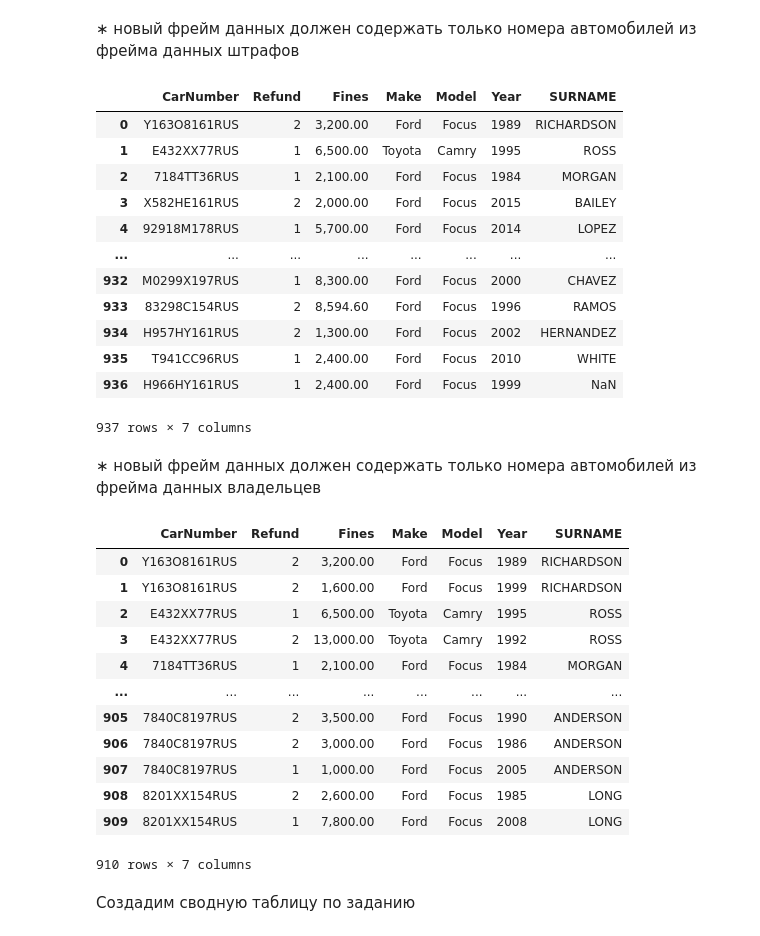
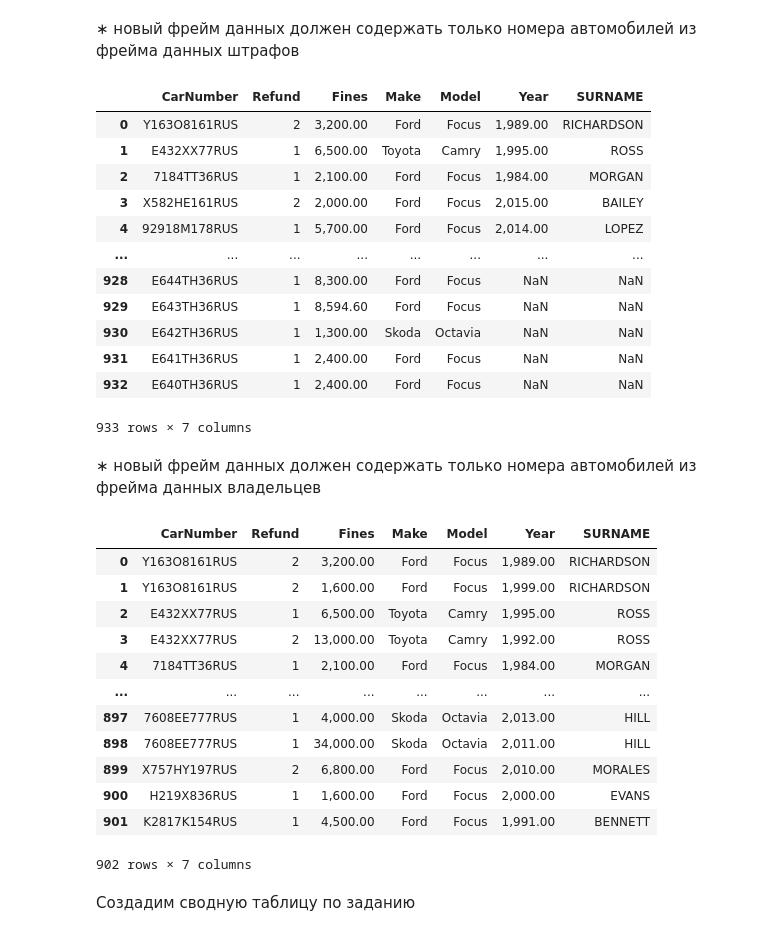
Before and after one commit to VolNa0123/Piscine_Python_Data_Science, a Jupyter notebook: Day_05/ex04/enrichment.ipynb, the cells around one changed output. Cells and saved outputs as stored; diff of their text form; code cells hidden in the pictures.

```diff
--- a/Day_05/ex04/enrichment.ipynb
+++ b/Day_05/ex04/enrichment.ipynb
@@ -273,0 +251,5 @@ fines
+# %%
+
+sample_5 = df.sample(n=5, random_state=30).reset_index(drop=True)
+sample_5['CarNumber'] = ['E644TH36RUS', 'E643TH36RUS', 'E642TH36RUS', 'E641TH36RUS', 'E640TH36RUS']
+sample_5
@@ -339,42 +356,42 @@ test2
 # %% [markdown]
 ∗ новый фрейм данных должен содержать только номера автомобилей из фрейма данных штрафов
 # %%
-test3 = pd.merge(car_test, owners_test, on='CarNumber', how='left')
+test3 = pd.merge(fines, owners_test, on='CarNumber', how='left')
 test3
 # %% [output]
 |  | CarNumber | Refund | Fines | Make | Model | Year | SURNAME |
-| 0 | Y163O8161RUS | 2 | 3,200.00 | Ford | Focus | 1989 | RICHARDSON |
-| 1 | E432XX77RUS | 1 | 6,500.00 | Toyota | Camry | 1995 | ROSS |
-| 2 | 7184TT36RUS | 1 | 2,100.00 | Ford | Focus | 1984 | MORGAN |
-| 3 | X582HE161RUS | 2 | 2,000.00 | Ford | Focus | 2015 | BAILEY |
-| 4 | 92918M178RUS | 1 | 5,700.00 | Ford | Focus | 2014 | LOPEZ |
+| 0 | Y163O8161RUS | 2 | 3,200.00 | Ford | Focus | 1,989.00 | RICHARDSON |
+| 1 | E432XX77RUS | 1 | 6,500.00 | Toyota | Camry | 1,995.00 | ROSS |
+| 2 | 7184TT36RUS | 1 | 2,100.00 | Ford | Focus | 1,984.00 | MORGAN |
+| 3 | X582HE161RUS | 2 | 2,000.00 | Ford | Focus | 2,015.00 | BAILEY |
+| 4 | 92918M178RUS | 1 | 5,700.00 | Ford | Focus | 2,014.00 | LOPEZ |
 | ... | ... | ... | ... | ... | ... | ... | ... |
-| 932 | M0299X197RUS | 1 | 8,300.00 | Ford | Focus | 2000 | CHAVEZ |
-| 933 | 83298C154RUS | 2 | 8,594.60 | Ford | Focus | 1996 | RAMOS |
-| 934 | H957HY161RUS | 2 | 1,300.00 | Ford | Focus | 2002 | HERNANDEZ |
-| 935 | T941CC96RUS | 1 | 2,400.00 | Ford | Focus | 2010 | WHITE |
-| 936 | H966HY161RUS | 1 | 2,400.00 | Ford | Focus | 1999 | NaN |
+| 928 | E644TH36RUS | 1 | 8,300.00 | Ford | Focus | NaN | NaN |
+| 929 | E643TH36RUS | 1 | 8,594.60 | Ford | Focus | NaN | NaN |
+| 930 | E642TH36RUS | 1 | 1,300.00 | Skoda | Octavia | NaN | NaN |
+| 931 | E641TH36RUS | 1 | 2,400.00 | Ford | Focus | NaN | NaN |
+| 932 | E640TH36RUS | 1 | 2,400.00 | Ford | Focus | NaN | NaN |
-937 rows × 7 columns
+933 rows × 7 columns
 # %% [markdown]
 ∗ новый фрейм данных должен содержать только номера автомобилей из
 фрейма данных владельцев
 # %%
-test4 = pd.merge(car_test, owners_test, on='CarNumber', how='right')
+test4 = pd.merge(fines, owners_test, on='CarNumber', how='right')
 test4
 # %% [output]
 |  | CarNumber | Refund | Fines | Make | Model | Year | SURNAME |
-| 0 | Y163O8161RUS | 2 | 3,200.00 | Ford | Focus | 1989 | RICHARDSON |
-| 1 | Y163O8161RUS | 2 | 1,600.00 | Ford | Focus | 1999 | RICHARDSON |
-| 2 | E432XX77RUS | 1 | 6,500.00 | Toyota | Camry | 1995 | ROSS |
-| 3 | E432XX77RUS | 2 | 13,000.00 | Toyota | Camry | 1992 | ROSS |
-| 4 | 7184TT36RUS | 1 | 2,100.00 | Ford | Focus | 1984 | MORGAN |
+| 0 | Y163O8161RUS | 2 | 3,200.00 | Ford | Focus | 1,989.00 | RICHARDSON |
+| 1 | Y163O8161RUS | 2 | 1,600.00 | Ford | Focus | 1,999.00 | RICHARDSON |
+| 2 | E432XX77RUS | 1 | 6,500.00 | Toyota | Camry | 1,995.00 | ROSS |
+| 3 | E432XX77RUS | 2 | 13,000.00 | Toyota | Camry | 1,992.00 | ROSS |
+| 4 | 7184TT36RUS | 1 | 2,100.00 | Ford | Focus | 1,984.00 | MORGAN |
 | ... | ... | ... | ... | ... | ... | ... | ... |
-| 905 | 7840C8197RUS | 2 | 3,500.00 | Ford | Focus | 1990 | ANDERSON |
-| 906 | 7840C8197RUS | 2 | 3,000.00 | Ford | Focus | 1986 | ANDERSON |
-| 907 | 7840C8197RUS | 1 | 1,000.00 | Ford | Focus | 2005 | ANDERSON |
-| 908 | 8201XX154RUS | 2 | 2,600.00 | Ford | Focus | 1985 | LONG |
-| 909 | 8201XX154RUS | 1 | 7,800.00 | Ford | Focus | 2008 | LONG |
+| 897 | 7608EE777RUS | 1 | 4,000.00 | Skoda | Octavia | 2,013.00 | HILL |
+| 898 | 7608EE777RUS | 1 | 34,000.00 | Skoda | Octavia | 2,011.00 | HILL |
+| 899 | X757HY197RUS | 2 | 6,800.00 | Ford | Focus | 2,010.00 | MORALES |
+| 900 | H219X836RUS | 1 | 1,600.00 | Ford | Focus | 2,000.00 | EVANS |
+| 901 | K2817K154RUS | 1 | 4,500.00 | Ford | Focus | 1,991.00 | BENNETT |
-910 rows × 7 columns
+902 rows × 7 columns
 # %% [markdown]
 Cоздадим сводную таблицу по заданию
 # %%
```
Also changed, not shown: parts of 8 cells of this notebook, 2 other files.
